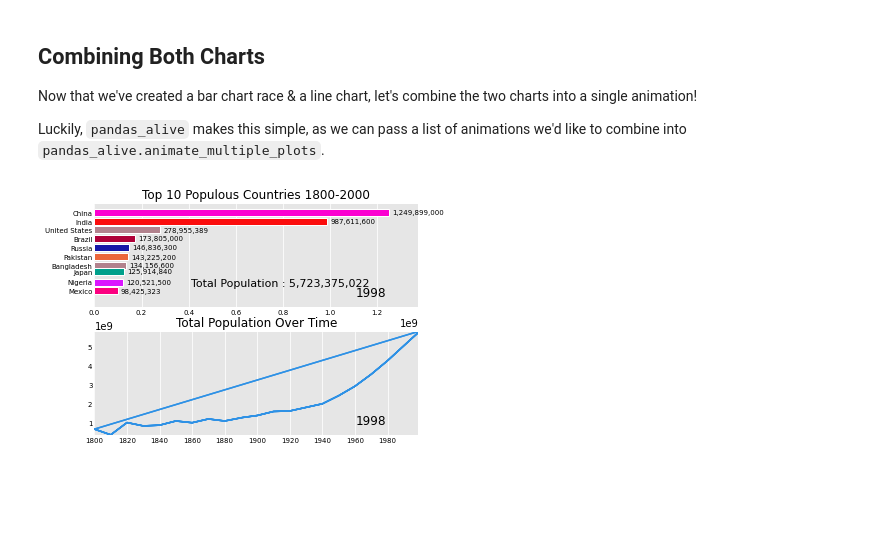
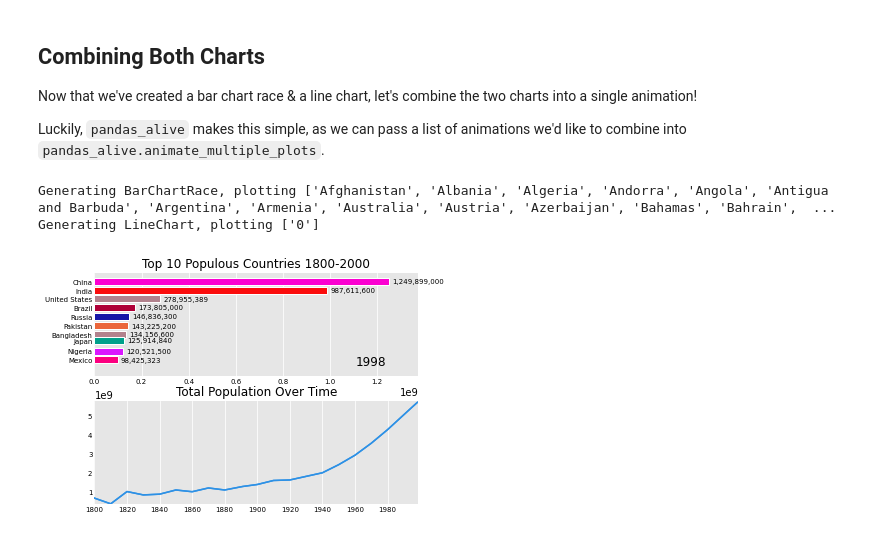
Before and after one commit to JackMcKew/jackmckew.dev, a Jupyter notebook: drafts/2020/pandas_alive/notebooks/pandas_alive_demo.ipynb, the cells around one changed output. Saved outputs shown, nothing was run; the diff lists cells and outputs as text; code cells hidden in the pictures; blank space fills up the shorter version.

Commit message:
Multi plot working

```diff
--- a/drafts/2020/pandas_alive/notebooks/pandas_alive_demo.ipynb
+++ b/drafts/2020/pandas_alive/notebooks/pandas_alive_demo.ipynb
@@ -187,9 +237,14 @@ Generating LineChart, plotting ['0']
 Now that we've created a bar chart race & a line chart, let's combine the two charts into a single animation!
 
 Luckily, `pandas_alive` makes this simple, as we can pass a list of animations we'd like to combine into `pandas_alive.animate_multiple_plots`.
-# %%
-pandas_alive.animate_multiple_plots('population-combined-charts.gif',[bar_chart_race,animated_line_chart])
-# %% [output]
-[figure, removed]
+# %%
+bar_chart_race = pivoted_df.plot_animated(n_visible=10,period_fmt="%Y",title='Top 10 Populous Countries 1800-2000')
+animated_line_chart = total_df.plot_animated(kind='line',period_label=False,title="Total Population Over Time")
+
+pandas_alive.animate_multiple_plots('population-combined-charts.gif',[bar_chart_race,animated_line_chart])
+# %% [output]
+Generating BarChartRace, plotting ['Afghanistan', 'Albania', 'Algeria', 'Andorra', 'Angola', 'Antigua and Barbuda', 'Argentina', 'Armenia', 'Australia', 'Austria', 'Azerbaijan', 'Bahamas', 'Bahrain',  ...
+Generating LineChart, plotting ['0']
+[figure, added]
 # %% [markdown]
 ![Combined Charts](population-combined-charts.gif)
```
Also changed, not shown: parts of 3 cells of this notebook, 2 other files.
